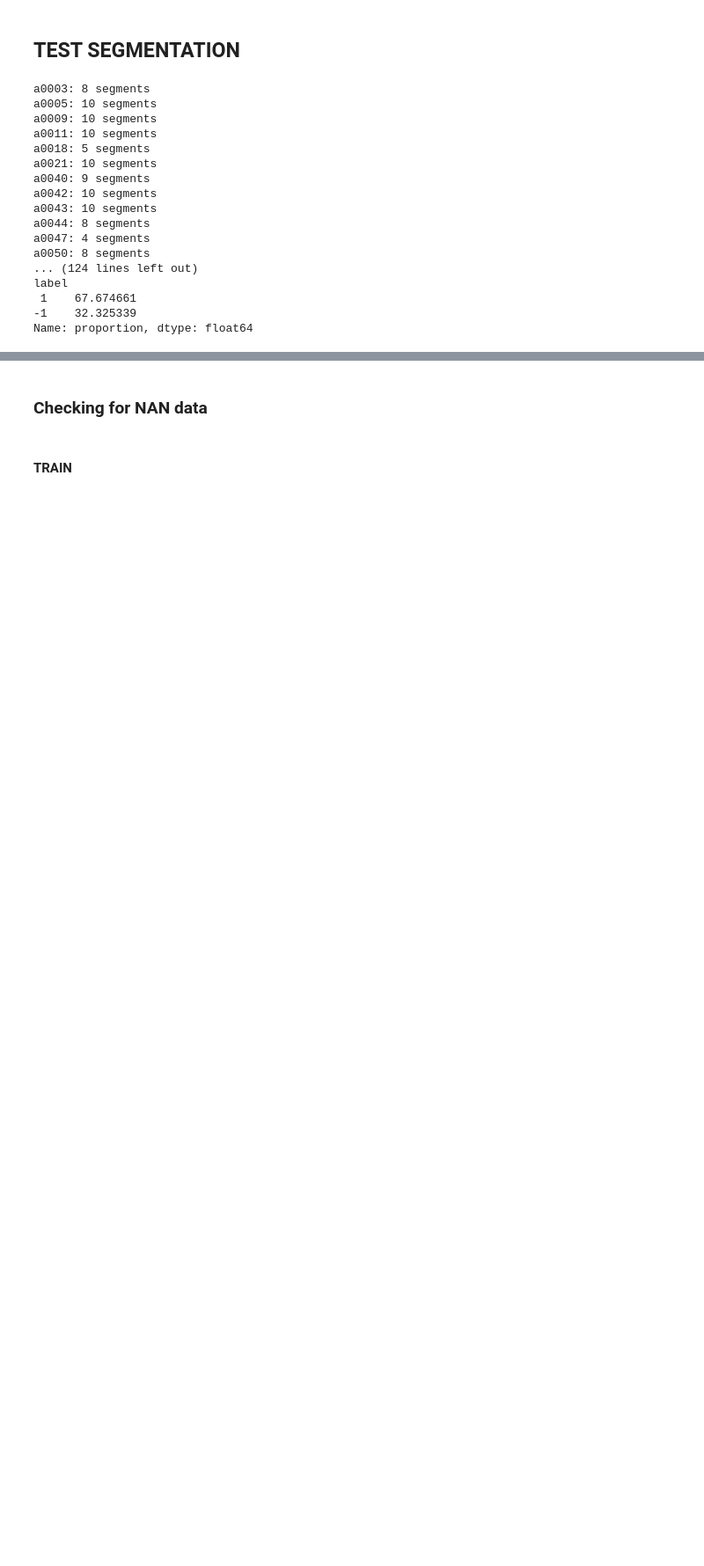
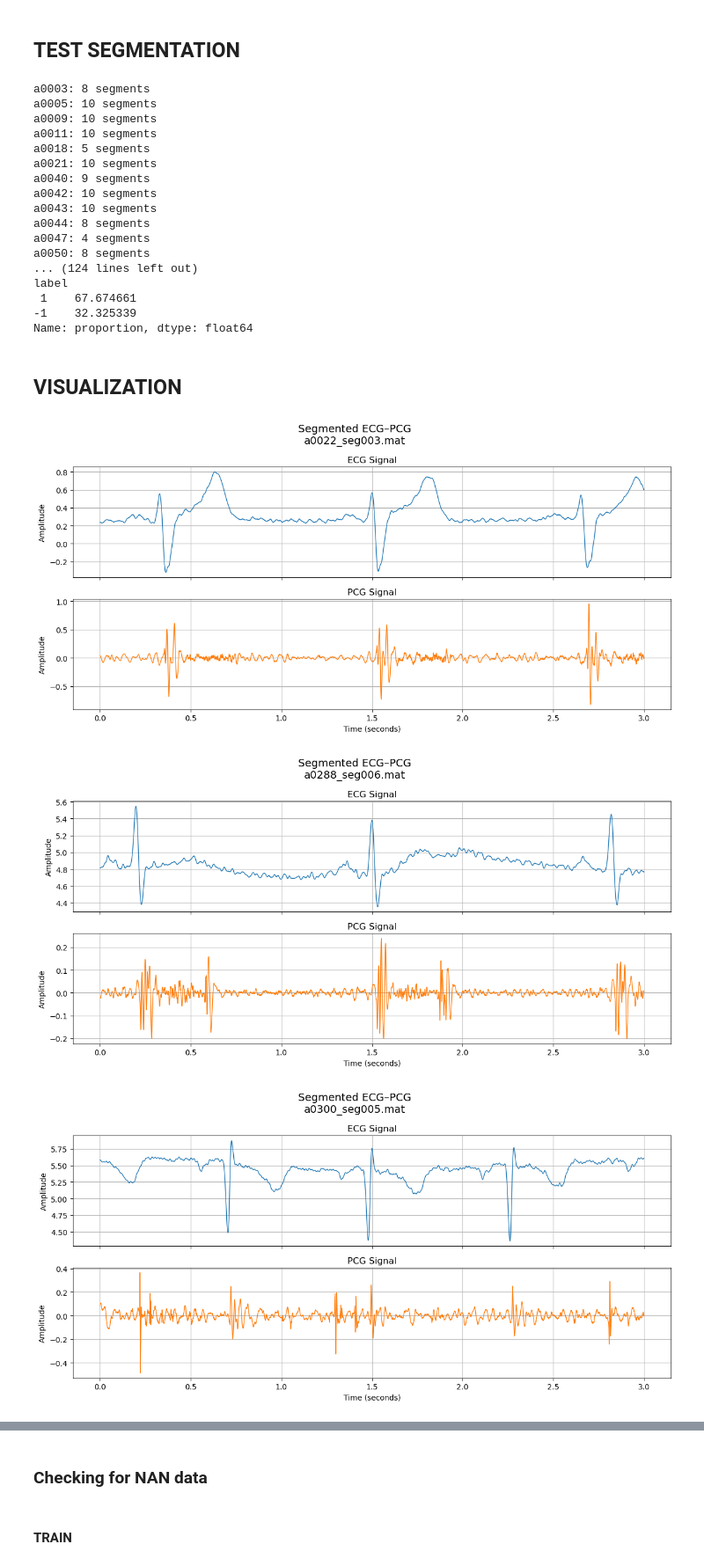
Before and after one commit to muhammed786fiyas/ecg-pcg-fusion, a Jupyter notebook: CODE/4-data_segmentation.ipynb, the cells around one changed output, grey strips where cells are left out. Shown at 88% size. Cells and saved outputs as stored; diff of their text form; code cells hidden in the pictures; blank space fills up the shorter version.

Commit message:
visualized signals
visualized segmented data, augmented data , scalogram

```diff
--- a/CODE/4-data_segmentation.ipynb
+++ b/CODE/4-data_segmentation.ipynb
@@ -337,3 +337,57 @@ label
  1    67.674661
 -1    32.325339
 Name: proportion, dtype: float64
+# %% [markdown]
+## **VISUALIZATION**
+# %%
+import scipy.io as sio
+import matplotlib.pyplot as plt
+import numpy as np
+from pathlib import Path
+import random
+
+def visualize_segment(mat_file_path):
+    """
+    Visualize ECG and PCG signals from a segmented .mat file
+    """
+    data = sio.loadmat(mat_file_path)
+
+    ecg = data['ecg'].squeeze()
+    pcg = data['pcg'].squeeze()
+    fs = int(data['fs'].squeeze())
+
+    duration = len(ecg) / fs
+    time = np.linspace(0, duration, len(ecg))
+
+    fig, axes = plt.subplots(2, 1, figsize=(12, 6), sharex=True)
+
+    # ECG
+    axes[0].plot(time, ecg, color='tab:blue', linewidth=1)
+    axes[0].set_title('ECG Signal')
+    axes[0].set_ylabel('Amplitude')
+    axes[0].grid(True)
+
+    # PCG
+    axes[1].plot(time, pcg, color='tab:orange', linewidth=1)
+    axes[1].set_title('PCG Signal')
+    axes[1].set_ylabel('Amplitude')
+    axes[1].set_xlabel('Time (seconds)')
+    axes[1].grid(True)
+
+    plt.suptitle(f'Segmented ECG–PCG\n{Path(mat_file_path).name}', fontsize=14)
+    plt.tight_layout()
+    plt.show()
+
+def visualize_random_segments(segment_dir, n_samples=3):
+    mat_files = list(Path(segment_dir).glob("*.mat"))
+    selected = random.sample(mat_files, n_samples)
+
+    for mat_file in selected:
+        visualize_segment(mat_file)
+
+segment_dir=r"E:\PROJECTS\CARDIAC-PROJECT-UPDATED\DATASET\4-SEGMENTED_DATA\train"
+visualize_random_segments(segment_dir, n_samples=3)
+# %% [output]
+[figure, added]
+[figure, added]
+[figure, added]
```
Also changed, not shown: parts of 1 cell of this notebook, 4 other files.
